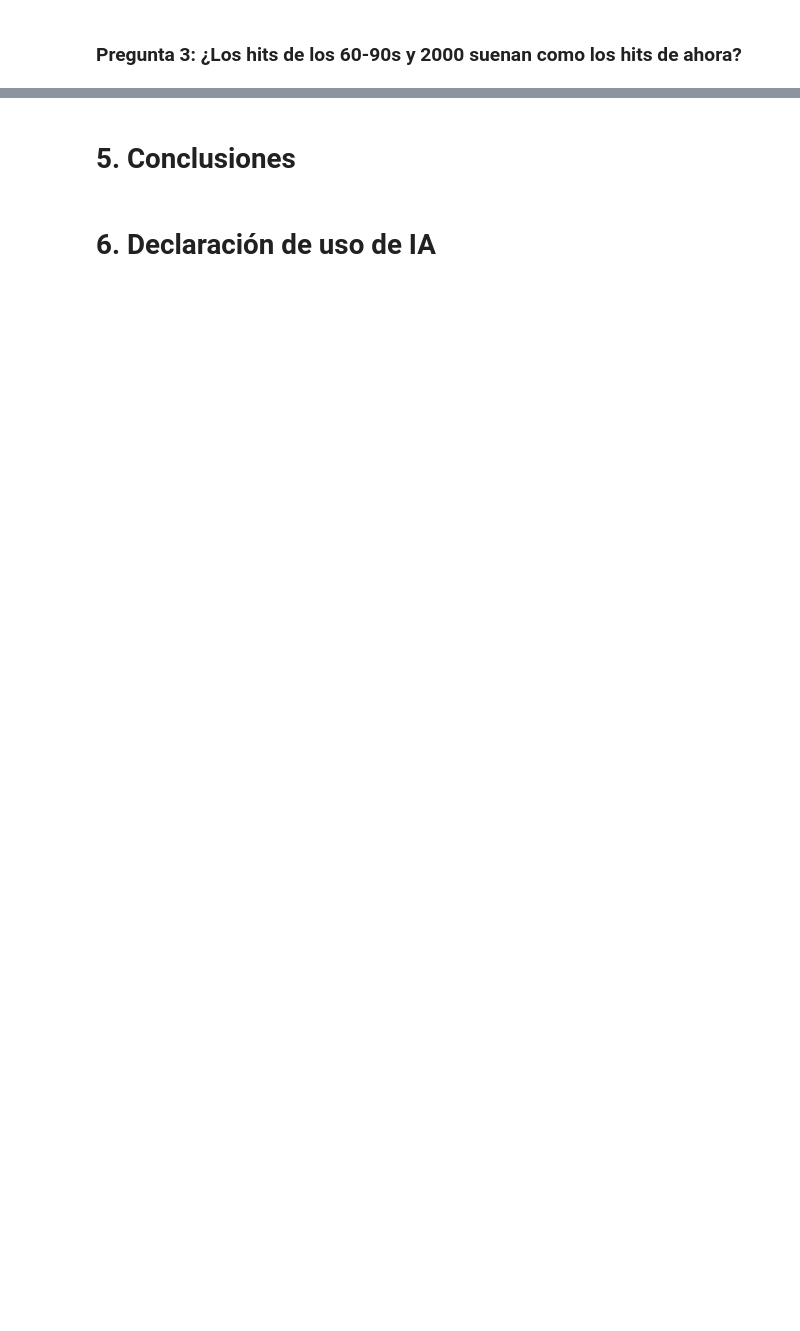
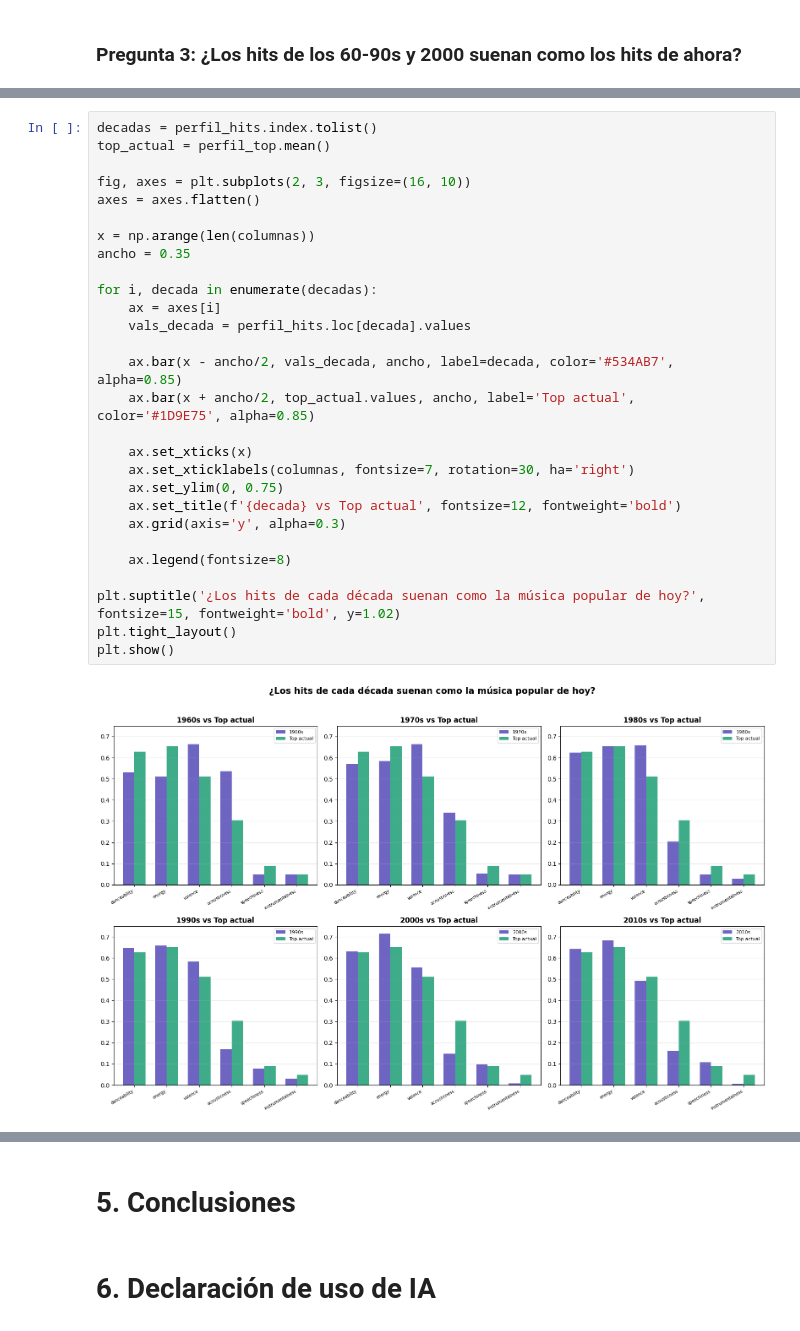
Before and after one commit to AJG239/Spotify-Visualitation, a Jupyter notebook: spotify.ipynb, the cells around one changed output, grey strips where cells are left out. Drawn from its saved outputs; the diff is of its cells as text; blank space fills up the shorter version.

```diff
--- a/spotify.ipynb
+++ b/spotify.ipynb
@@ -294,0 +356,30 @@ plt.show()
+# %%
+decadas = perfil_hits.index.tolist()
+top_actual = perfil_top.mean()
+
+fig, axes = plt.subplots(2, 3, figsize=(16, 10))
+axes = axes.flatten()
+
+x = np.arange(len(columnas))
+ancho = 0.35
+
+for i, decada in enumerate(decadas):
+    ax = axes[i]
+    vals_decada = perfil_hits.loc[decada].values
+
+    ax.bar(x - ancho/2, vals_decada, ancho, label=decada, color='#534AB7', alpha=0.85)
+    ax.bar(x + ancho/2, top_actual.values, ancho, label='Top actual', color='#1D9E75', alpha=0.85)
+
+    ax.set_xticks(x)
+    ax.set_xticklabels(columnas, fontsize=7, rotation=30, ha='right')
+    ax.set_ylim(0, 0.75)
+    ax.set_title(f'{decada} vs Top actual', fontsize=12, fontweight='bold')
+    ax.grid(axis='y', alpha=0.3)
+
+    ax.legend(fontsize=8)
+
+plt.suptitle('¿Los hits de cada década suenan como la música popular de hoy?', fontsize=15, fontweight='bold', y=1.02)
+plt.tight_layout()
+plt.show()
+# %% [output]
+[figure, added]
```
Also changed, not shown: parts of 13 cells of this notebook.
